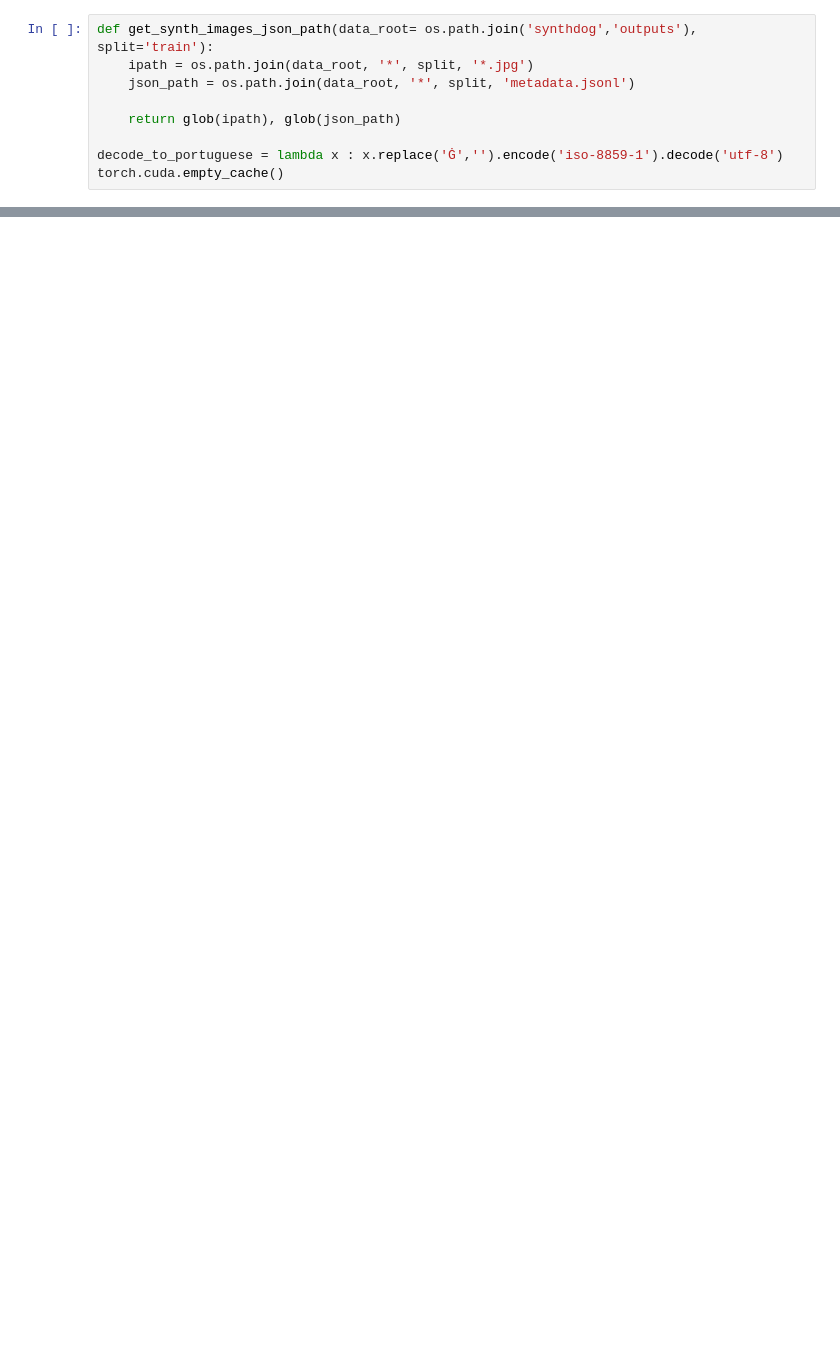
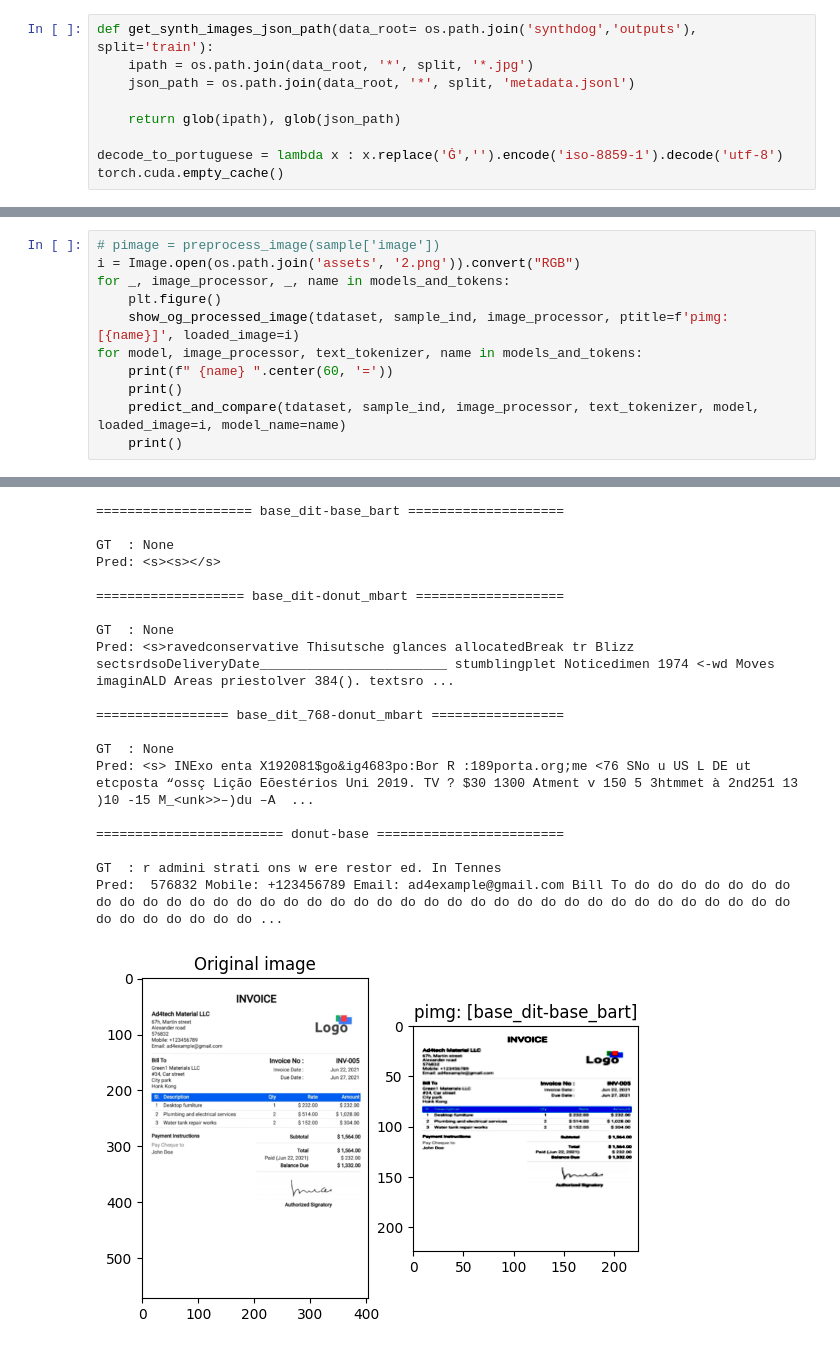
Before and after one commit to jaaabir/ocr, a Jupyter notebook: model_inference.ipynb, the cells around one changed output, grey strips where cells are left out. Cells and saved outputs as stored; diff of their text form; blank space fills up the shorter version.

```diff
--- a/model_inference.ipynb
+++ b/model_inference.ipynb
@@ -182,0 +212,12 @@ VisionEncoderDecoderModel(
+# %%
+# pimage = preprocess_image(sample['image'])
+i = Image.open(os.path.join('assets', '2.png')).convert("RGB")
+for _, image_processor, _, name in models_and_tokens:
+    plt.figure()
+    show_og_processed_image(tdataset, sample_ind, image_processor, ptitle=f'pimg: [{name}]', loaded_image=i)
+for model, image_processor, text_tokenizer, name in models_and_tokens:
+    print(f" {name} ".center(60, '='))
+    print()
+    predict_and_compare(tdataset, sample_ind, image_processor, text_tokenizer, model, loaded_image=i, model_name=name)
+    print()
+# %% [output]
@@ -182,0 +228,20 @@ VisionEncoderDecoderModel(
+==================== base_dit-base_bart ====================
+
+GT  : None
+Pred: <s><s></s>
+
+=================== base_dit-donut_mbart ===================
+
+GT  : None
+Pred: <s>ravedconservative Thisutsche glances allocatedBreak tr Blizz sectsrdsoDeliveryDate________________________ stumblingplet Noticedimen 1974 <-wd Moves imaginALD Areas priestolver 384(). textsro ...
+
+================= base_dit_768-donut_mbart =================
+
+GT  : None
+Pred: <s> INExo enta X192081$go&ig4683po:Bor R :189porta.org;me <76 SNo u US L DE ut etcposta “ossç Lição Eõestérios Uni 2019. TV ? $30 1300 Atment v 150 5 3htmmet à 2nd251 13 )10 -15 M_<unk>>–)du –A  ...
+
+======================== donut-base ========================
+
+GT  : r admini strati ons w ere restor ed. In Tennes
+Pred:  576832 Mobile: +123456789 Email: ad4example@gmail.com Bill To do do do do do do do do do do do do do do do do do do do do do do do do do do do do do do do do do do do do do do do do do do do do ...
+[figure, added]
```
Also changed, not shown: parts of 20 cells of this notebook, 1 other file.
